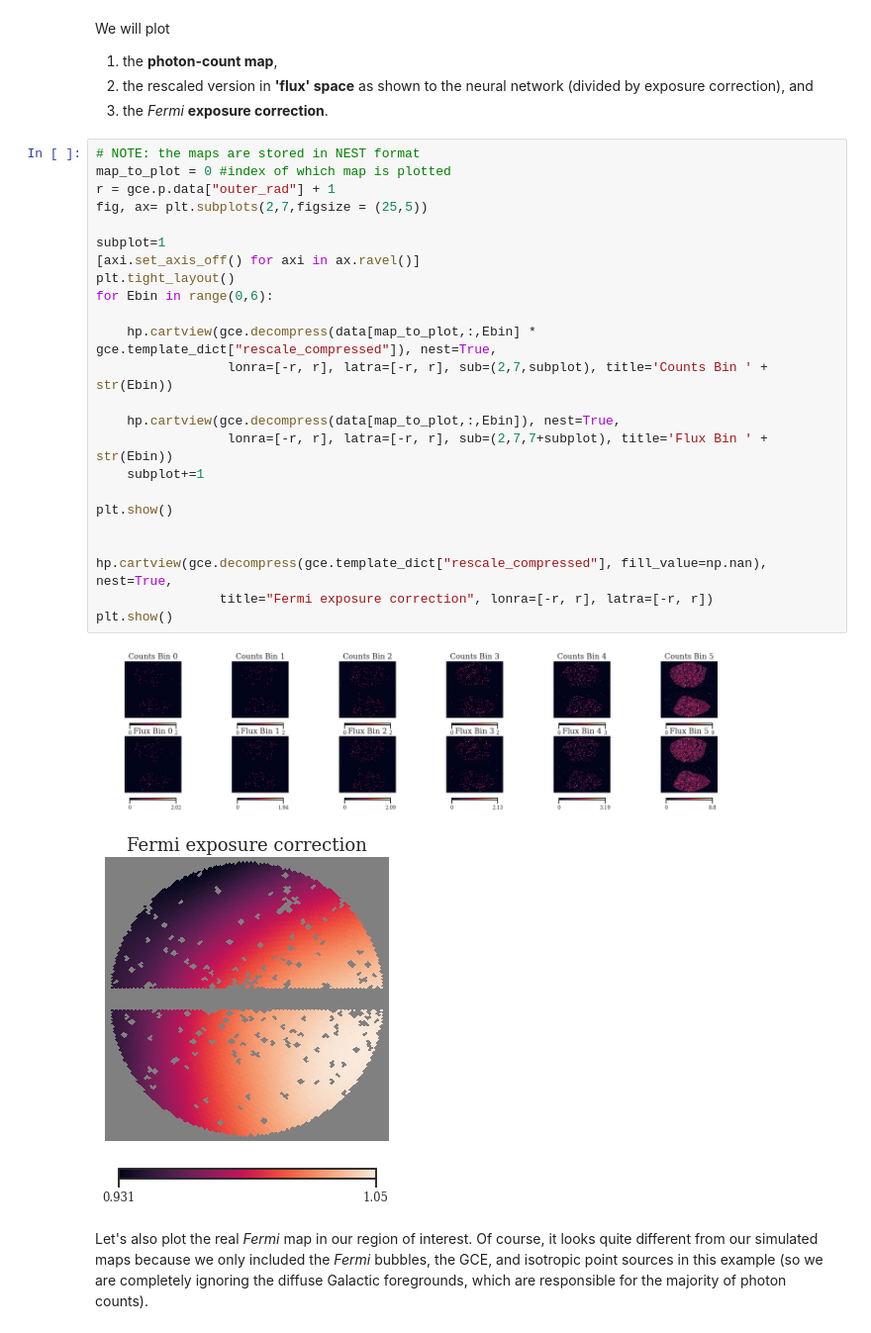
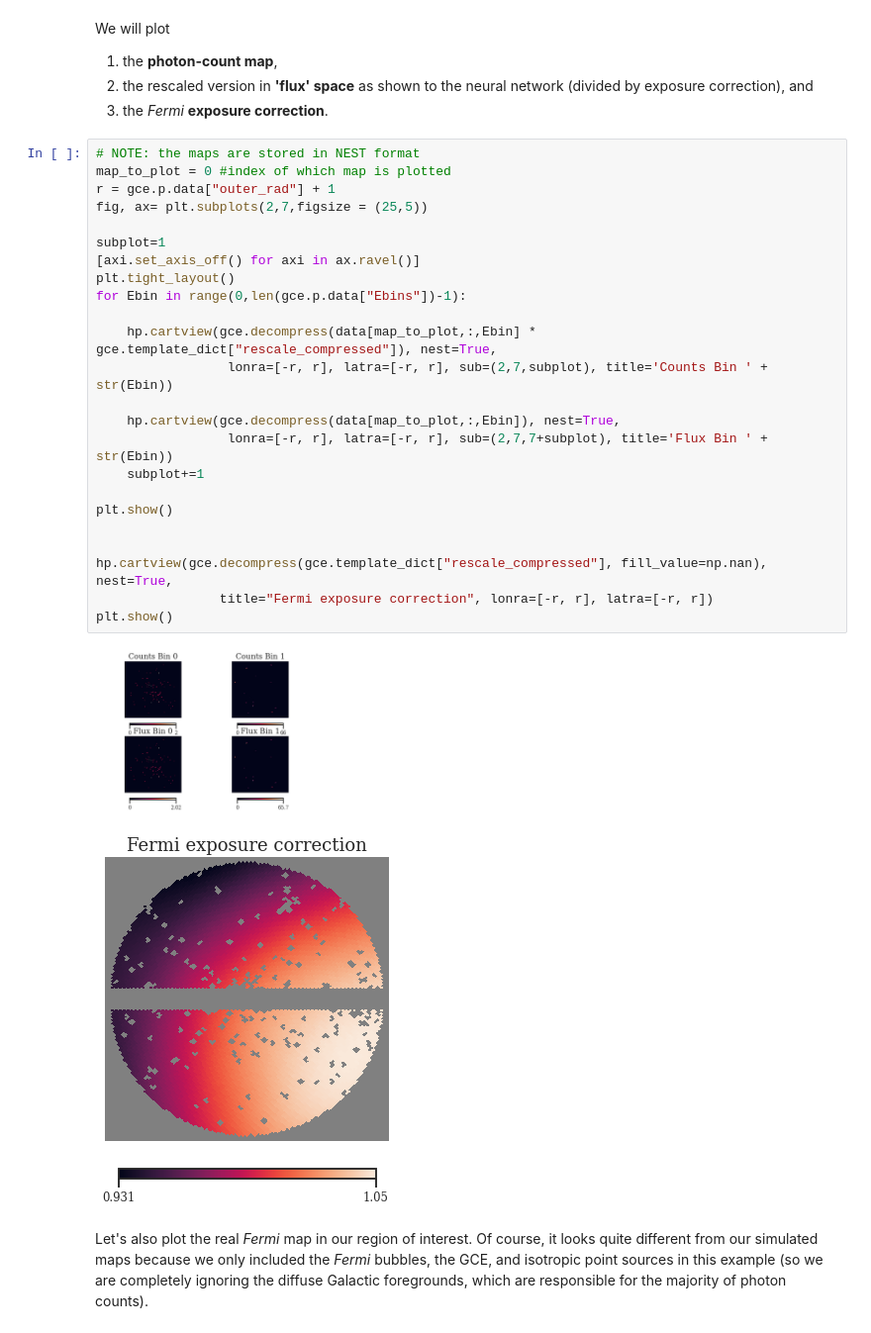
Before and after one commit to FloWol/GCE_Edep, a Jupyter notebook: examples/gce_nn_example_notebook.ipynb, the cells around one changed output. Shown at 99% size. Cells and saved outputs as stored; diff of their text form.

```diff
--- a/examples/gce_nn_example_notebook.ipynb
+++ b/examples/gce_nn_example_notebook.ipynb
@@ -226,29 +273,29 @@ We will plot
 # %%
 # NOTE: the maps are stored in NEST format
 map_to_plot = 0 #index of which map is plotted
 r = gce.p.data["outer_rad"] + 1
 fig, ax= plt.subplots(2,7,figsize = (25,5))
 
 subplot=1
 [axi.set_axis_off() for axi in ax.ravel()]
 plt.tight_layout()
-for Ebin in range(0,6):
+for Ebin in range(0,len(gce.p.data["Ebins"])-1):
 
     hp.cartview(gce.decompress(data[map_to_plot,:,Ebin] * gce.template_dict["rescale_compressed"]), nest=True,
                  lonra=[-r, r], latra=[-r, r], sub=(2,7,subplot), title='Counts Bin ' + str(Ebin))
 
     hp.cartview(gce.decompress(data[map_to_plot,:,Ebin]), nest=True,
                  lonra=[-r, r], latra=[-r, r], sub=(2,7,7+subplot), title='Flux Bin ' + str(Ebin))
     subplot+=1
 
 plt.show()
 
 
 hp.cartview(gce.decompress(gce.template_dict["rescale_compressed"], fill_value=np.nan), nest=True,
                 title="Fermi exposure correction", lonra=[-r, r], latra=[-r, r])
 plt.show()
 # %% [output]
-[figure, old version]
+[figure, new version]
 [figure]
 # %% [markdown]
 
```
Also changed, not shown: parts of 19 cells of this notebook, 5 other files.
